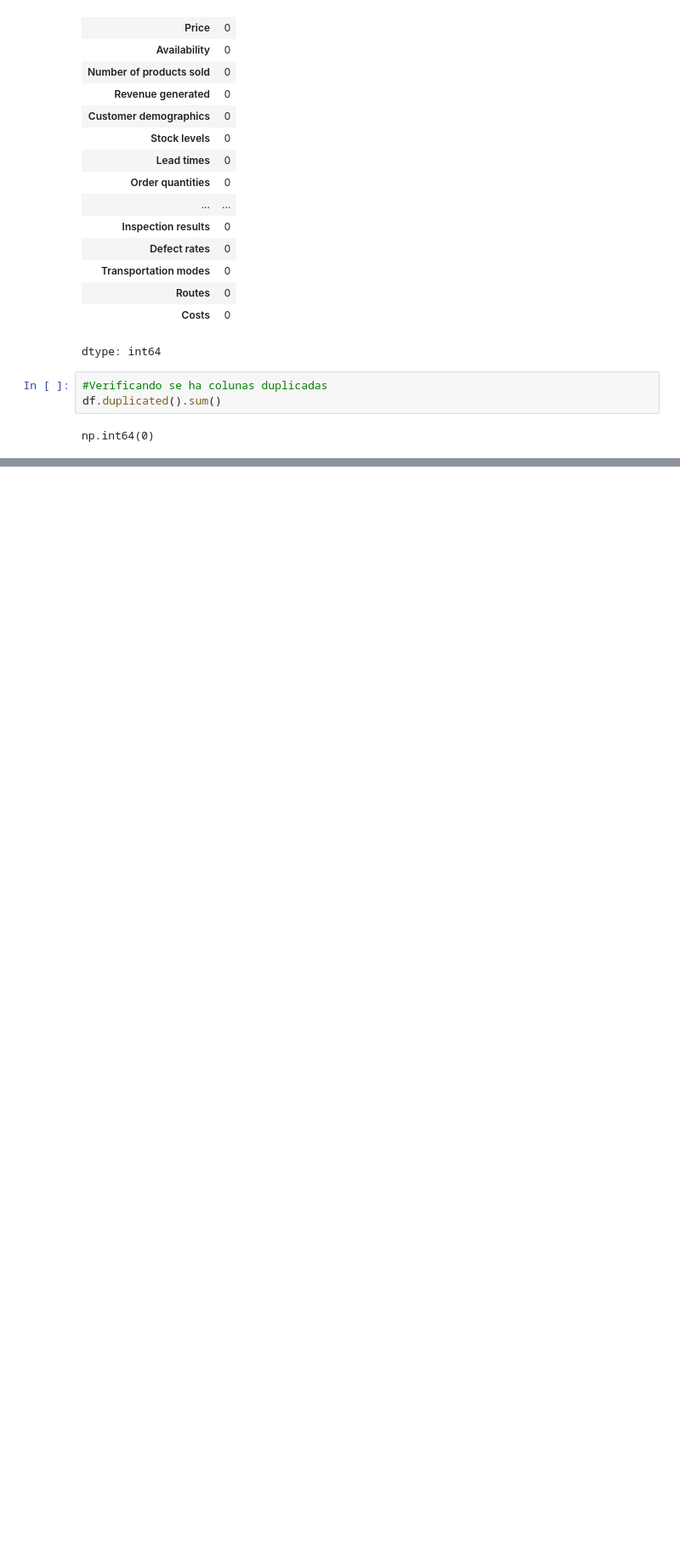
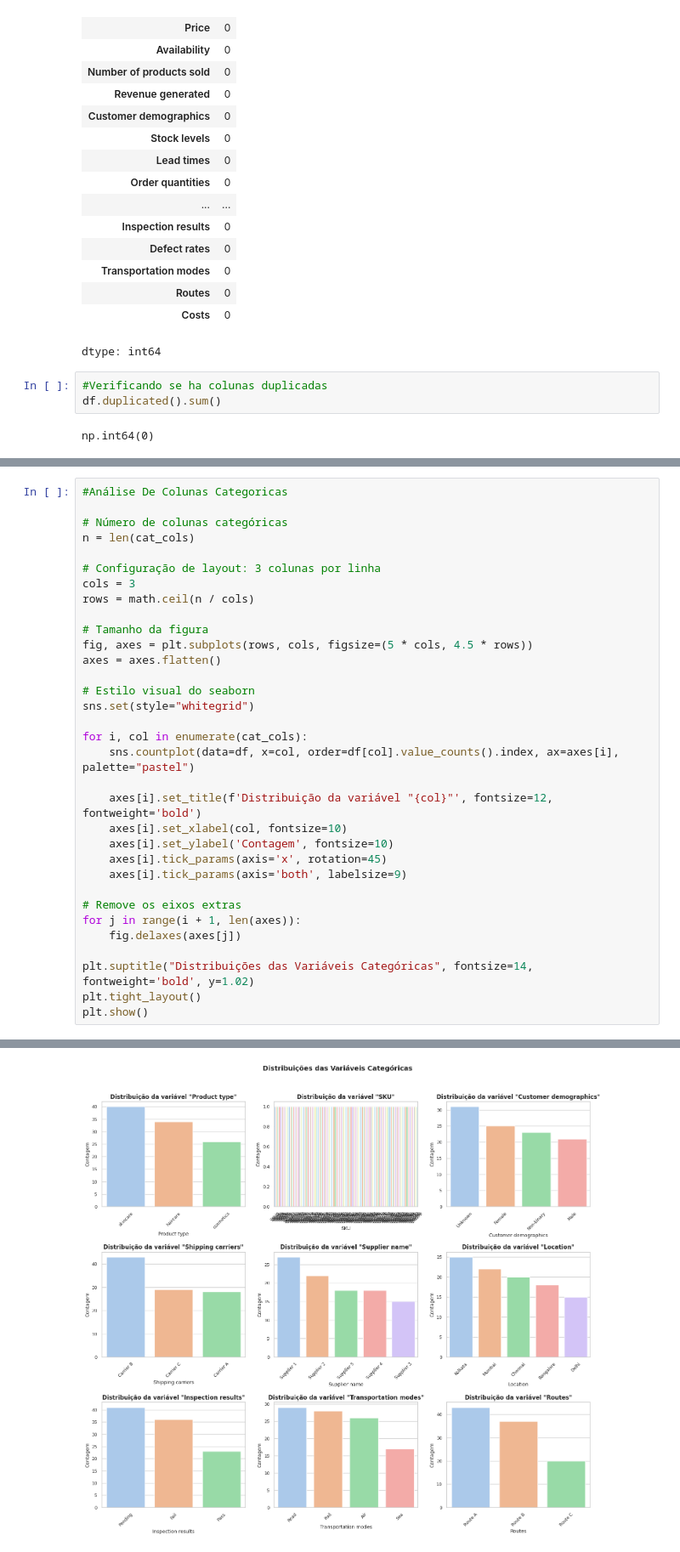
Before and after one commit to Lailson001/-An-lise-Explorat-rio-Completa-Cadeia-de-Suprimentos-Moda-Beleza, a Jupyter notebook: Análise.ipynb, the cells around one changed output, grey strips where cells are left out. Shown at 85% size. Drawn from its saved outputs; the diff is of its cells as text; blank space fills up the shorter version.

```diff
--- a/Análise.ipynb
+++ b/Análise.ipynb
@@ -88,0 +164,34 @@ np.int64(0)
+# %%
+#Análise De Colunas Categoricas
+
+# Número de colunas categóricas
+n = len(cat_cols)
+
+# Configuração de layout: 3 colunas por linha
+cols = 3
+rows = math.ceil(n / cols)
+
+# Tamanho da figura
+fig, axes = plt.subplots(rows, cols, figsize=(5 * cols, 4.5 * rows))
+axes = axes.flatten()
+
+# Estilo visual do seaborn
+sns.set(style="whitegrid")
+
+for i, col in enumerate(cat_cols):
+    sns.countplot(data=df, x=col, order=df[col].value_counts().index, ax=axes[i], palette="pastel")
+
+    axes[i].set_title(f'Distribuição da variável "{col}"', fontsize=12, fontweight='bold')
+    axes[i].set_xlabel(col, fontsize=10)
+    axes[i].set_ylabel('Contagem', fontsize=10)
+    axes[i].tick_params(axis='x', rotation=45)
+    axes[i].tick_params(axis='both', labelsize=9)
+
+# Remove os eixos extras
+for j in range(i + 1, len(axes)):
+    fig.delaxes(axes[j])
+
+plt.suptitle("Distribuições das Variáveis Categóricas", fontsize=14, fontweight='bold', y=1.02)
+plt.tight_layout()
+plt.show()
+# %% [output]
@@ -88,0 +215 @@ np.int64(0)
+[figure, added]
```
Also changed, not shown: parts of 4 cells of this notebook.
